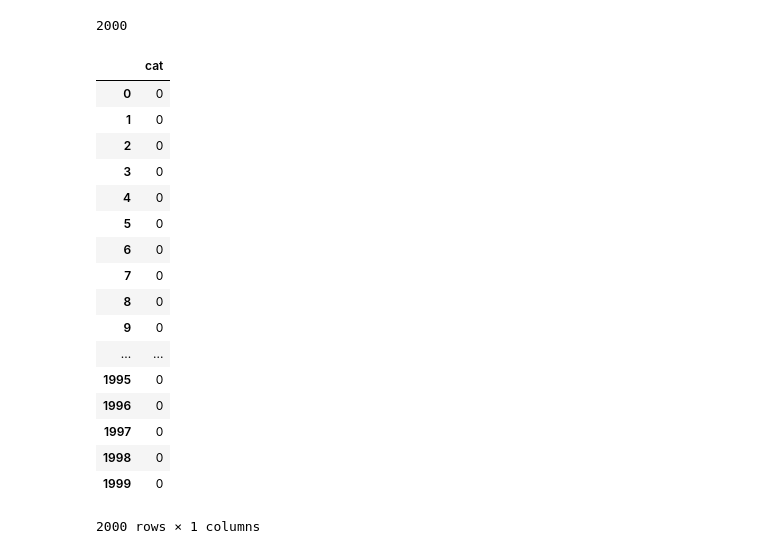
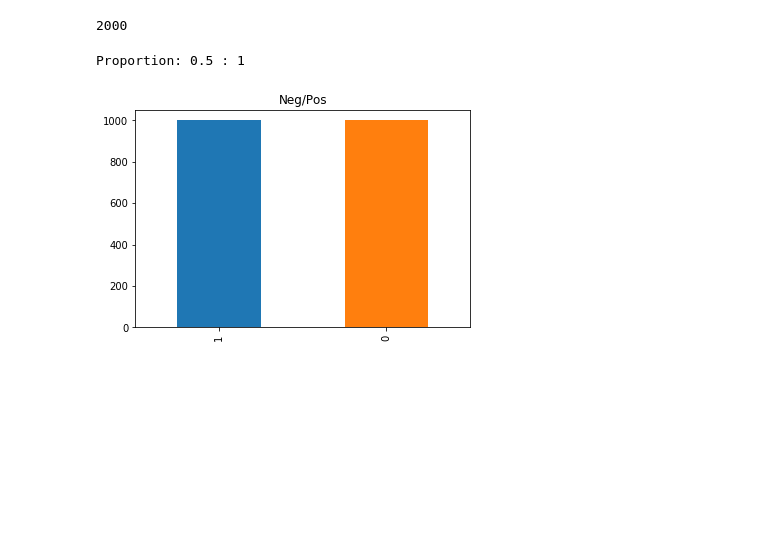
Before and after one commit to HQuality/ML_Yandex_MIPT, a Jupyter notebook: 6 Data analysis project/Movies Sentiment Analysis/Sent Analysis.ipynb, the cells around one changed output. Saved outputs shown, nothing was run; the diff lists cells and outputs as text; code cells hidden in the pictures; blank space fills up the shorter version.

```diff
--- a/6 Data analysis project/Movies Sentiment Analysis/Sent Analysis.ipynb
+++ b/6 Data analysis project/Movies Sentiment Analysis/Sent Analysis.ipynb
@@ -120,26 +120,12 @@ with open('answer1.txt', 'w') as f:
     f.write(str(len(documents)))
 # %%
 df = pd.DataFrame.from_records(documents, exclude=['docs'], columns = ['docs' , 'cat'])
+df.cat = df.cat.map({'neg':0, 'pos':1})
-# %%
-df.cat = df.cat.apply(lambda x: 0 if 'neg' else 1)
-# %%
-df
-# %% [output]
-|  | cat |
-| 0 | 0 |
-| 1 | 0 |
-| 2 | 0 |
-| 3 | 0 |
-| 4 | 0 |
-| 5 | 0 |
-| 6 | 0 |
-| 7 | 0 |
-| 8 | 0 |
-| 9 | 0 |
-| ... | ... |
-| 1995 | 0 |
-| 1996 | 0 |
-| 1997 | 0 |
-| 1998 | 0 |
-| 1999 | 0 |
-2000 rows × 1 columns
+# %%
+counts = df.cat.value_counts()
+print('Proportion:', np.round(counts[1] / sum(counts), 2), ': 1')
+
+counts.plot(kind='bar', title='Neg/Pos');
+# %% [output]
+Proportion: 0.5 : 1
+[figure, added]
```
Also changed, not shown: parts of 1 cell of this notebook, 3 other files.
